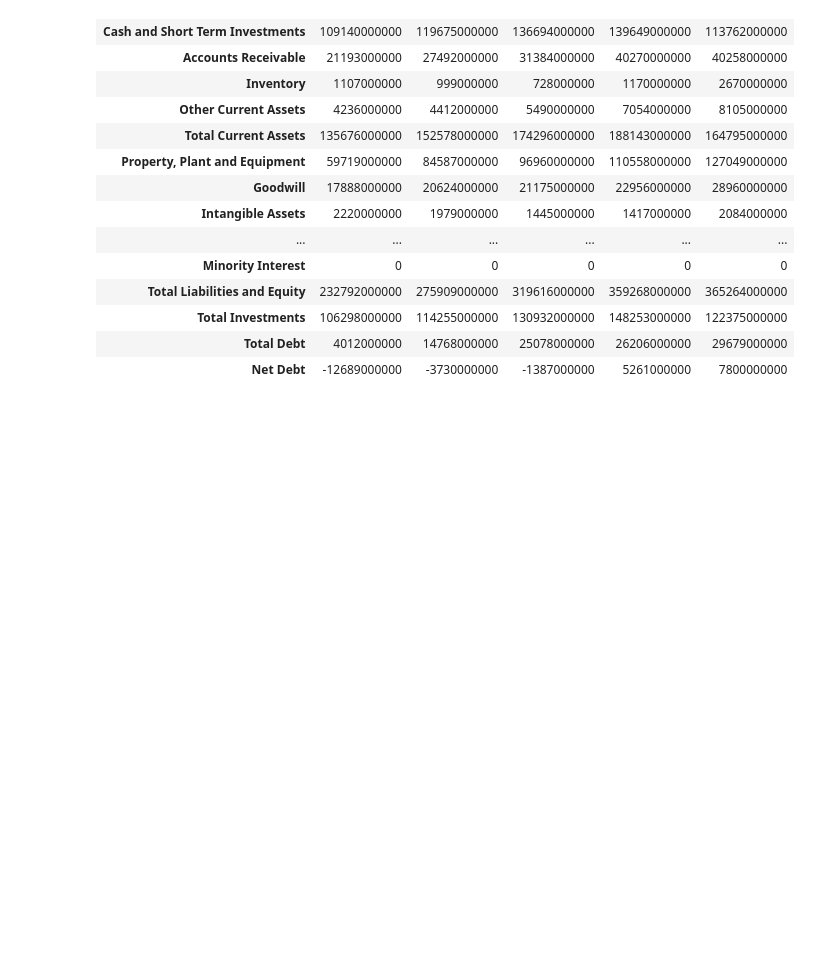
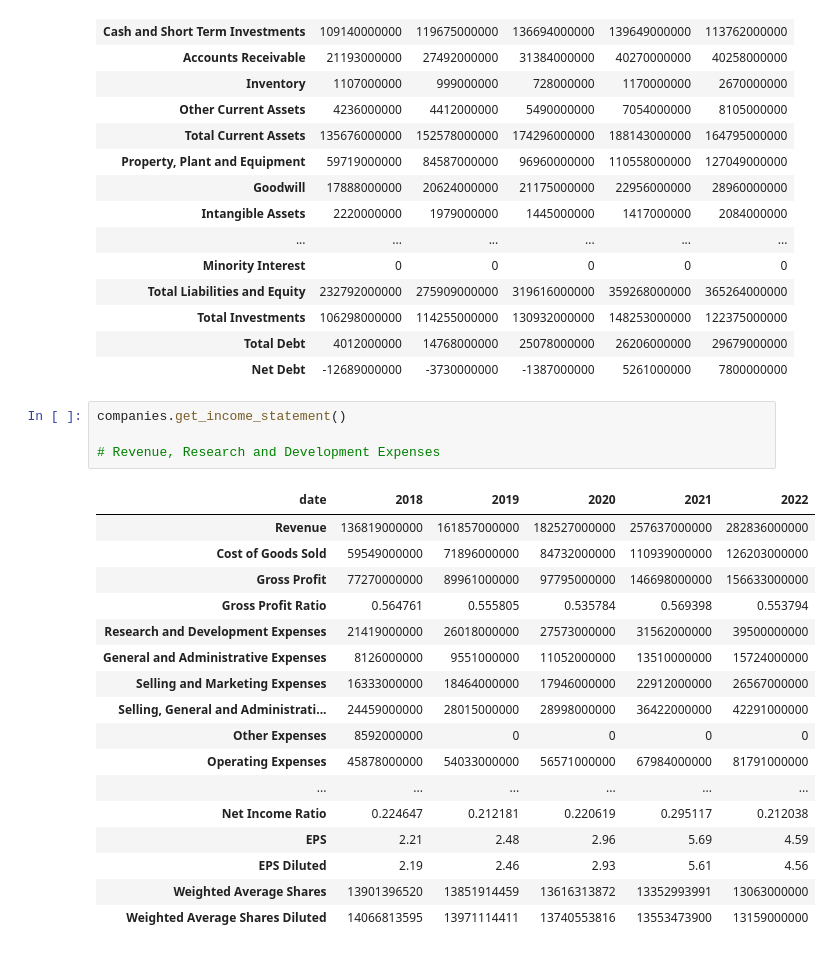
Before and after one commit to ljy9969/Quant_Portfolio, a Jupyter notebook: Analyst/USstocks.ipynb, the cells around one changed output. Drawn from its saved outputs; the diff is of its cells as text; blank space fills up the shorter version.

```diff
--- a/Analyst/USstocks.ipynb
+++ b/Analyst/USstocks.ipynb
@@ -848,3 +852,25 @@ companies.get_balance_sheet_statement()
 | Total Investments | 106298000000 | 114255000000 | 130932000000 | 148253000000 | 122375000000 |
 | Total Debt | 4012000000 | 14768000000 | 25078000000 | 26206000000 | 29679000000 |
 | Net Debt | -12689000000 | -3730000000 | -1387000000 | 5261000000 | 7800000000 |
+# %%
+companies.get_income_statement()
+
+# Revenue, Research and Development Expenses
+# %% [output]
+| date | 2018 | 2019 | 2020 | 2021 | 2022 |
+| Revenue | 136819000000 | 161857000000 | 182527000000 | 257637000000 | 282836000000 |
+| Cost of Goods Sold | 59549000000 | 71896000000 | 84732000000 | 110939000000 | 126203000000 |
+| Gross Profit | 77270000000 | 89961000000 | 97795000000 | 146698000000 | 156633000000 |
+| Gross Profit Ratio | 0.564761 | 0.555805 | 0.535784 | 0.569398 | 0.553794 |
+| Research and Development Expenses | 21419000000 | 26018000000 | 27573000000 | 31562000000 | 39500000000 |
+| General and Administrative Expenses | 8126000000 | 9551000000 | 11052000000 | 13510000000 | 15724000000 |
+| Selling and Marketing Expenses | 16333000000 | 18464000000 | 17946000000 | 22912000000 | 26567000000 |
+| Selling, General and Administrati... | 24459000000 | 28015000000 | 28998000000 | 36422000000 | 42291000000 |
+| Other Expenses | 8592000000 | 0 | 0 | 0 | 0 |
+| Operating Expenses | 45878000000 | 54033000000 | 56571000000 | 67984000000 | 81791000000 |
+| ... | ... | ... | ... | ... | ... |
+| Net Income Ratio | 0.224647 | 0.212181 | 0.220619 | 0.295117 | 0.212038 |
+| EPS | 2.21 | 2.48 | 2.96 | 5.69 | 4.59 |
+| EPS Diluted | 2.19 | 2.46 | 2.93 | 5.61 | 4.56 |
+| Weighted Average Shares | 13901396520 | 13851914459 | 13616313872 | 13352993991 | 13063000000 |
+| Weighted Average Shares Diluted | 14066813595 | 13971114411 | 13740553816 | 13553473900 | 13159000000 |
```
Also changed, not shown: parts of 5 cells of this notebook.
